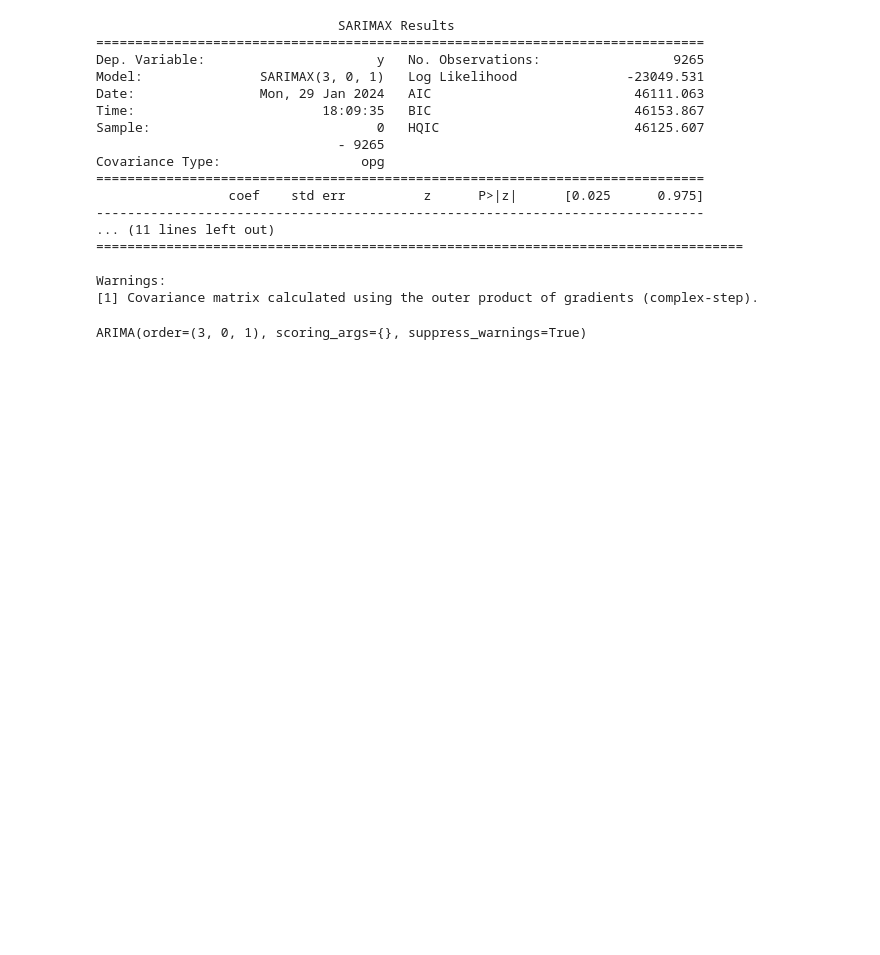
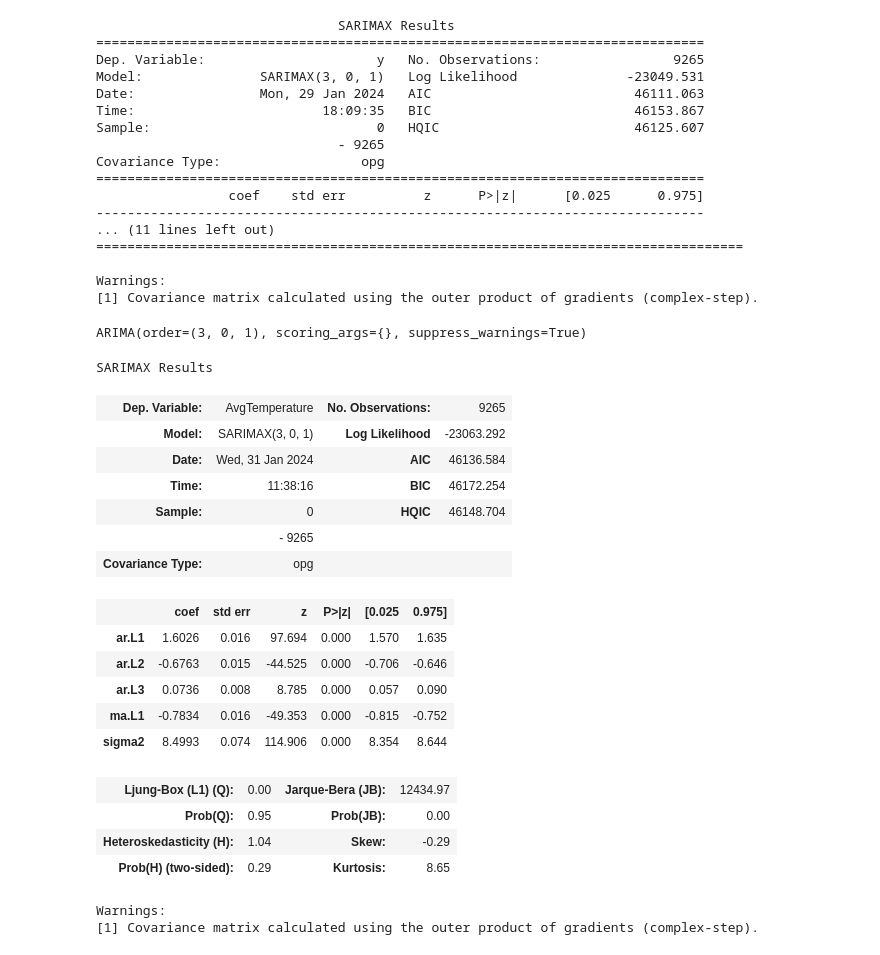
Before and after one commit to sidiquegithub/FIRST-REPO, a Jupyter notebook: CODE/Untitled.ipynb, the cells around one changed output. Cells and saved outputs as stored; diff of their text form; code cells hidden in the pictures; blank space fills up the shorter version.

```diff
--- a/CODE/Untitled.ipynb
+++ b/CODE/Untitled.ipynb
@@ -273,0 +276,27 @@ ARIMA(order=(3, 0, 1), scoring_args={}, suppress_warnings=True)
+# %%
+model = SARIMAX(delhi['AvgTemperature'], order=(3, 0, 1))
+# %%
+results = model.fit()
+# %%
+results.summary()
+# %% [output]
+SARIMAX Results
+| Dep. Variable: | AvgTemperature | No. Observations: | 9265 |
+| Model: | SARIMAX(3, 0, 1) | Log Likelihood | -23063.292 |
+| Date: | Wed, 31 Jan 2024 | AIC | 46136.584 |
+| Time: | 11:38:16 | BIC | 46172.254 |
+| Sample: | 0 | HQIC | 46148.704 |
+|  | - 9265 |  |  |
+| Covariance Type: | opg |  |  |
+|  | coef | std err | z | P>|z| | [0.025 | 0.975] |
+| ar.L1 | 1.6026 | 0.016 | 97.694 | 0.000 | 1.570 | 1.635 |
+| ar.L2 | -0.6763 | 0.015 | -44.525 | 0.000 | -0.706 | -0.646 |
+| ar.L3 | 0.0736 | 0.008 | 8.785 | 0.000 | 0.057 | 0.090 |
+| ma.L1 | -0.7834 | 0.016 | -49.353 | 0.000 | -0.815 | -0.752 |
+| sigma2 | 8.4993 | 0.074 | 114.906 | 0.000 | 8.354 | 8.644 |
+| Ljung-Box (L1) (Q): | 0.00 | Jarque-Bera (JB): | 12434.97 |
+| Prob(Q): | 0.95 | Prob(JB): | 0.00 |
+| Heteroskedasticity (H): | 1.04 | Skew: | -0.29 |
+| Prob(H) (two-sided): | 0.29 | Kurtosis: | 8.65 |
+Warnings:
+[1] Covariance matrix calculated using the outer product of gradients (complex-step).
```
Also changed, not shown: parts of 4 cells of this notebook.
